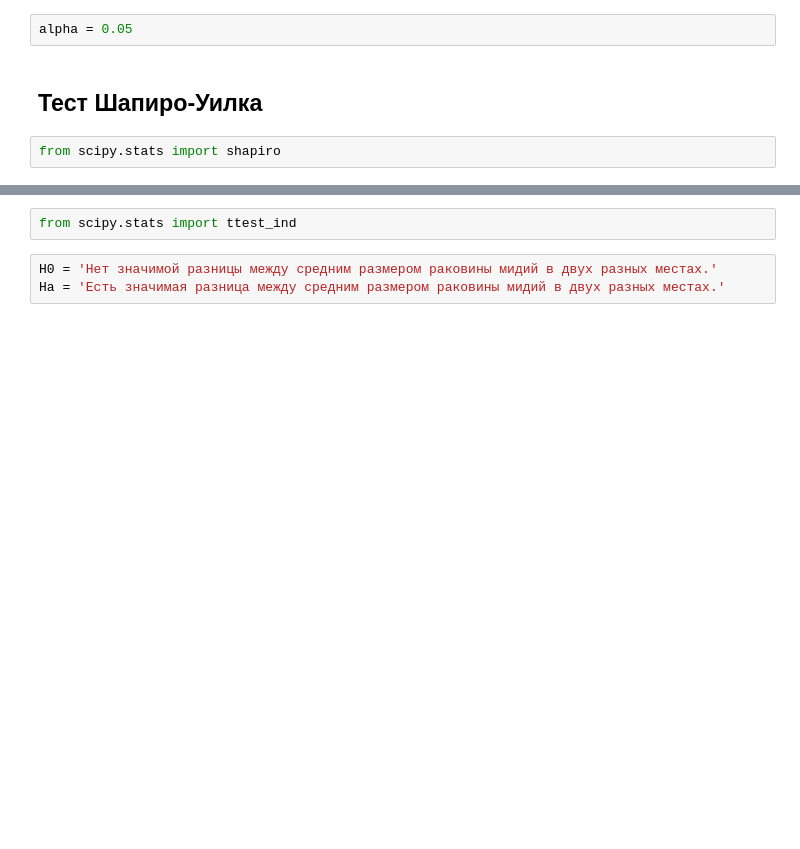
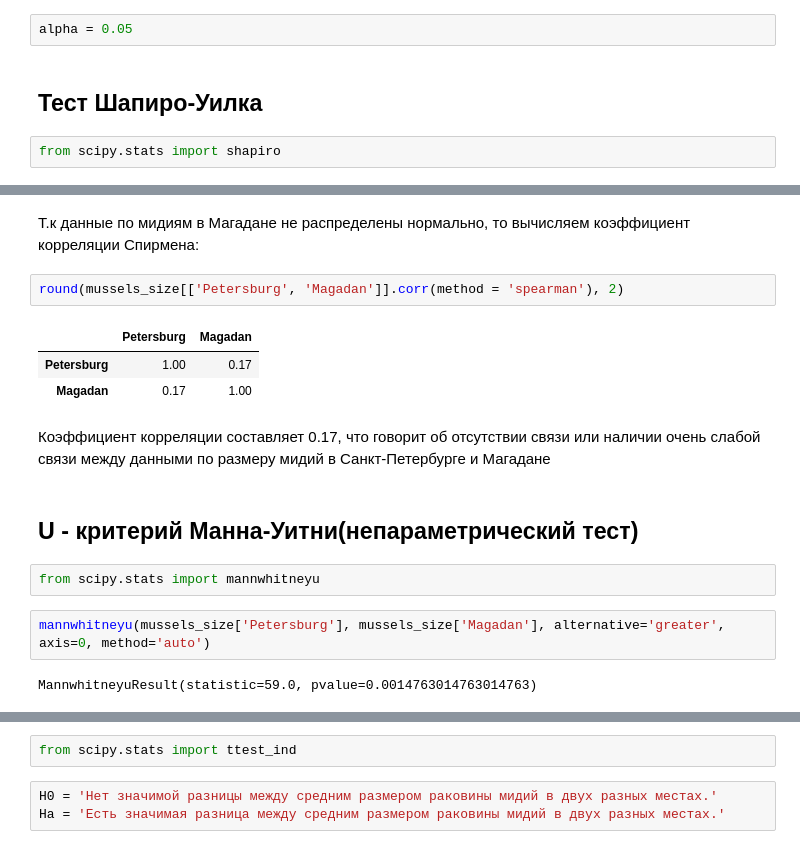
Before and after one commit to Electmg/data_science, a Jupyter notebook: EDA/stat-tests-eda-4-Болотов М.Г.ipynb, the cells around one changed output, grey strips where cells are left out. Saved outputs shown, nothing was run; the diff lists cells and outputs as text; blank space fills up the shorter version.

```diff
--- a/EDA/stat-tests-eda-4-Болотов М.Г.ipynb
+++ b/EDA/stat-tests-eda-4-Болотов М.Г.ipynb
@@ -227,0 +241,18 @@ p=0.100
+# %% [markdown]
+Т.к данные по мидиям в Магадане не распределены нормально, то вычисляем коэффициент корреляции Спирмена:
+# %%
+round(mussels_size[['Petersburg', 'Magadan']].corr(method = 'spearman'), 2)
+# %% [output]
+|  | Petersburg | Magadan |
+| Petersburg | 1.00 | 0.17 |
+| Magadan | 0.17 | 1.00 |
+# %% [markdown]
+Коэффициент корреляции составляет 0.17, что говорит об отсутствии связи или наличии очень слабой связи между данными по размеру мидий в Санкт-Петербурге и Магадане
+# %% [markdown]
+## U - критерий Манна-Уитни(непараметрический тест)
+# %%
+from scipy.stats import mannwhitneyu
+# %%
+mannwhitneyu(mussels_size['Petersburg'], mussels_size['Magadan'], alternative='greater', axis=0, method='auto')
+# %% [output]
+MannwhitneyuResult(statistic=59.0, pvalue=0.0014763014763014763)
```
Also changed, not shown: parts of 5 cells of this notebook, 15 other files.
